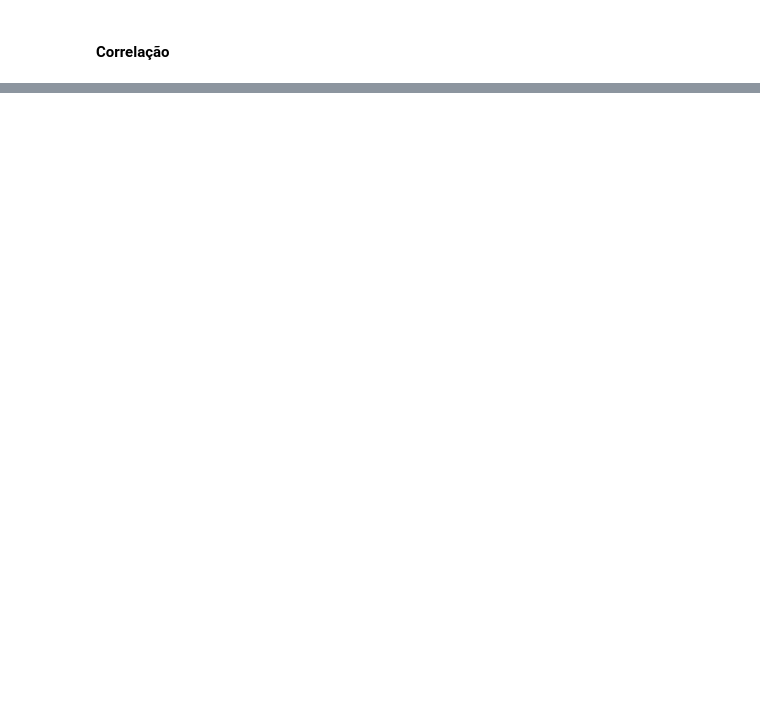
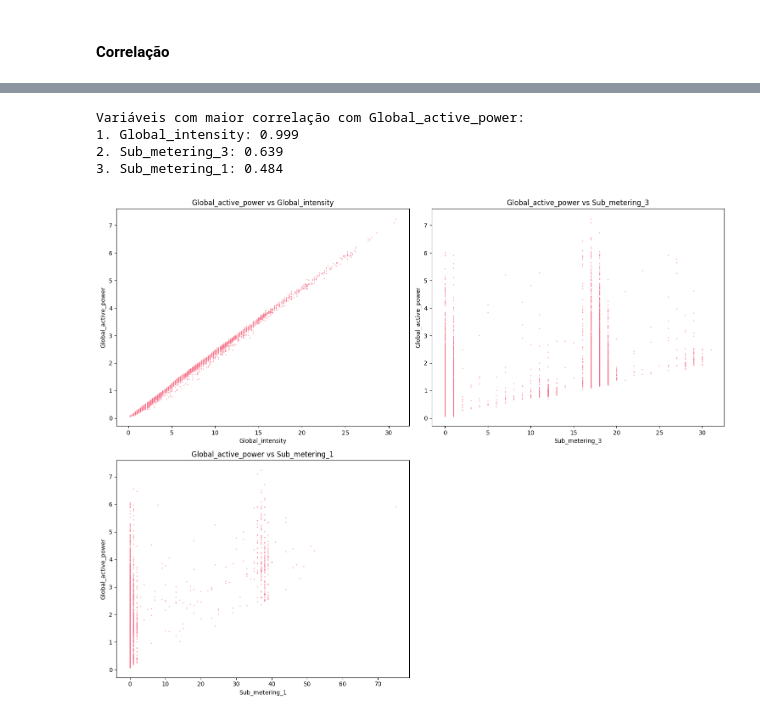
Before and after one commit to Danielcmc100/DataScience, a Jupyter notebook: Aula02.ipynb, the cells around one changed output, grey strips where cells are left out. Cells and saved outputs as stored; diff of their text form; code cells hidden in the pictures; blank space fills up the shorter version.

```diff
--- a/Aula02.ipynb
+++ b/Aula02.ipynb
@@ -179,0 +212,12 @@ plt.show()
+# %%
+Y = "Global_active_power"
+# %%
+import matplotlib.pyplot as plt
+import seaborn as sns
+import numpy as np
+
+# Configuração do estilo dos gráficos
+plt.style.use("default")
+sns.set_palette("husl")
+plt.rcParams["figure.figsize"] = (12, 8)
+plt.rcParams["font.size"] = 10
@@ -179,0 +298,35 @@ plt.show()
+# %%
+# Selecionar as variáveis mais correlacionadas
+top_features = target_corr.drop(Y).head(3).index.tolist()
+print(f"Variáveis com maior correlação com {Y}:")
+for i, feature in enumerate(top_features):
+    corr_value = target_corr[feature]
+    print(f"{i + 1}. {feature}: {corr_value:.3f}")
+# %% [output]
+Variáveis com maior correlação com Global_active_power:
+1. Global_intensity: 0.999
+2. Sub_metering_3: 0.639
+3. Sub_metering_1: 0.484
+# %%
+# 5. SCATTER PLOTS PARA VISUALIZAR RELACIONAMENTOS
+fig, axes = plt.subplots(2, 2, figsize=(15, 12))
+axes = axes.ravel()
+
+# Criar sample para visualização (dados muito grandes)
+sample_size = min(10000, len(df))
+df_sample = df.sample(n=sample_size, random_state=42)
+
+for i, feature in enumerate(top_features):
+    axes[i].scatter(df_sample[feature], df_sample[Y], alpha=0.5, s=1)
+    axes[i].set_xlabel(feature)
+    axes[i].set_ylabel(Y)
+    axes[i].set_title(f"{Y} vs {feature}")
+
+# Remover o último subplot se não for usado
+if len(top_features) < 4:
+    fig.delaxes(axes[3])
+
+plt.tight_layout()
+plt.show()
+# %% [output]
+[figure, added]
```
Also changed, not shown: parts of 34 cells of this notebook.
